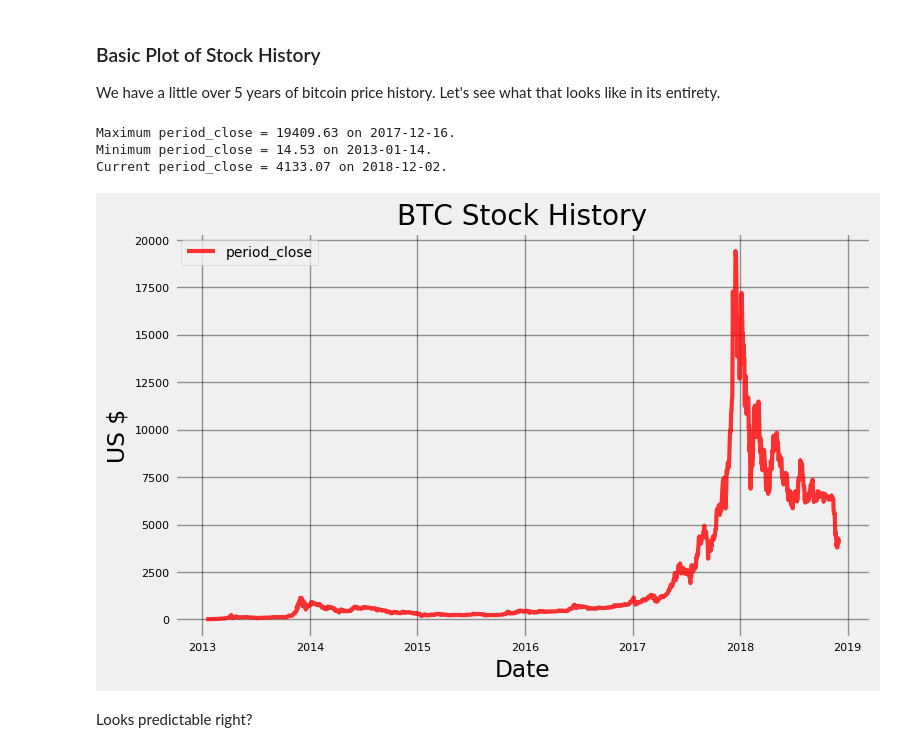
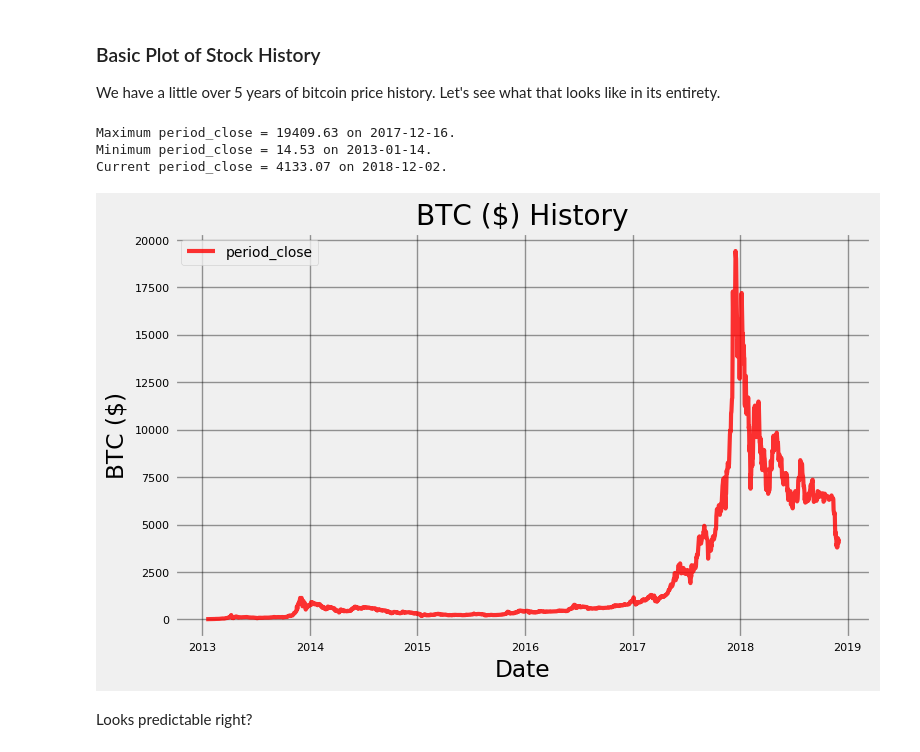
Before and after one commit to lauramayol/crypto_signal, a Jupyter notebook: crypto_signal/Stocker Prediction Usage.ipynb, the cells around one changed output. Cells and saved outputs as stored; diff of their text form; code cells hidden in the pictures.

```diff
--- a/crypto_signal/Stocker Prediction Usage.ipynb
+++ b/crypto_signal/Stocker Prediction Usage.ipynb
@@ -54,13 +53,13 @@ The most critical attributes for a forecast are `Stocker.changepoint_prior_scale
 ### Basic Plot of Stock History
 
 We have a little over 5 years of bitcoin price history. Let's see what that looks like in its entirety.
-# %%
-bitcoin.plot_stock()
-# %% [output]
-Maximum period_close = 19409.63 on 2017-12-16.
-Minimum period_close = 14.53 on 2013-01-14.
-Current period_close = 4133.07 on 2018-12-02.
-[figure, removed]
+# %%
+bitcoin.plot_chart(stats=['period_close'])
+# %% [output]
+Maximum period_close = 19409.63 on 2017-12-16.
+Minimum period_close = 14.53 on 2013-01-14.
+Current period_close = 4133.07 on 2018-12-02.
+[figure, added]
 # %% [markdown]
 Looks predictable right?
 # %% [markdown]
```
Also changed, not shown: parts of 17 cells of this notebook, 2 other files.
